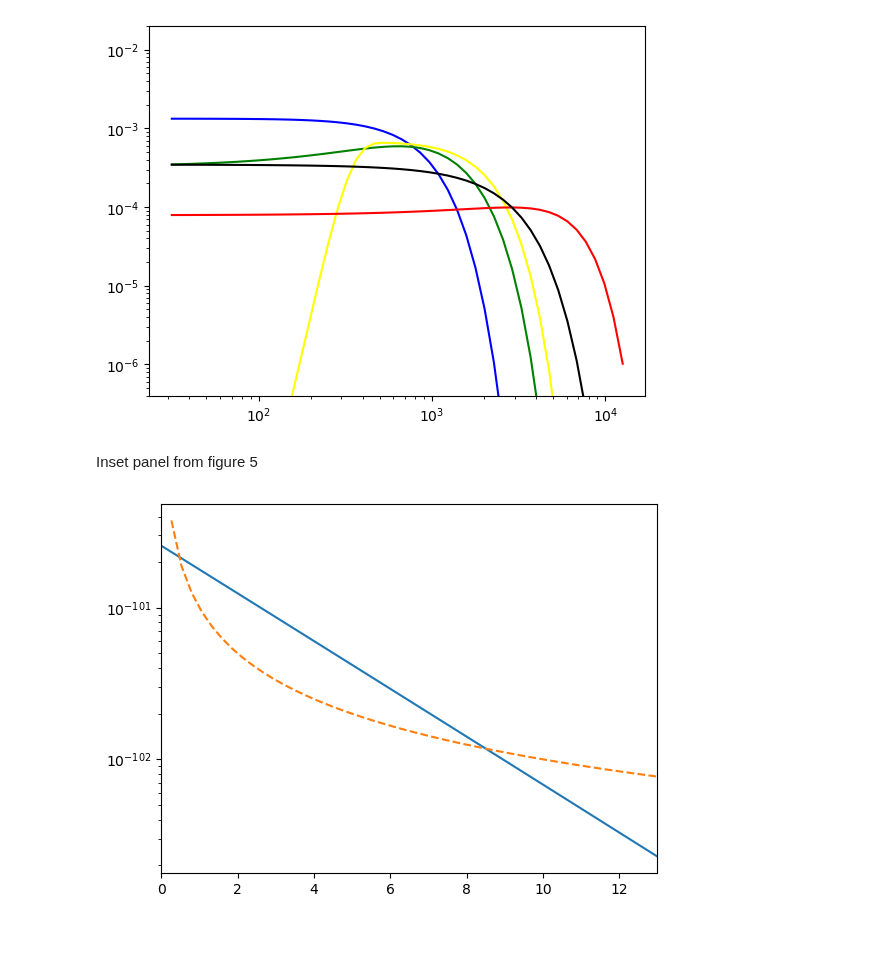
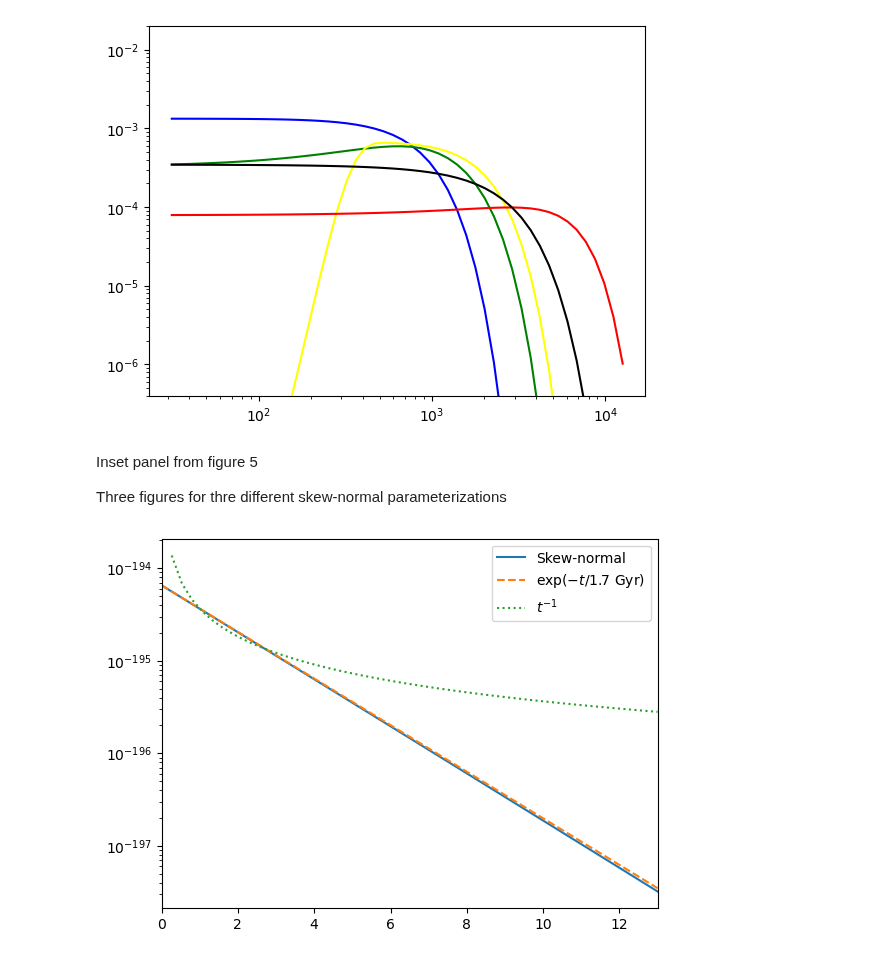
Before and after one commit to lodubay/galactic-dtd, a Jupyter notebook: notebooks/skew_normal_dtd.ipynb, the cells around one changed output. Saved outputs shown, nothing was run; the diff lists cells and outputs as text; code cells hidden in the pictures.

```diff
--- a/notebooks/skew_normal_dtd.ipynb
+++ b/notebooks/skew_normal_dtd.ipynb
@@ -57,7 +57,6 @@ class SkewNormal:
             The integral evaulated at time.
         """
         upper = self.shape * (time - self.loc) / self.scale
-        lower = self.shape * self.loc / self.scale
         # integrate with variable spacing
         # x is the variable of integration (represented above as t')
         x = -10
@@ -104,20 +104,33 @@ ax.set_ylim((4e-7, 2e-2))
 plt.show()
 # %% [output]
 [figure]
-# %% [markdown]
-Inset panel from figure 5
-# %%
-# Initialize plot
-fig, ax = plt.subplots()
-tarr = np.linspace(0, 13, num=50)
-
-sn = SkewNormal(loc=-1258, scale=59, shape=248)
-ax.plot(tarr, [sn(t) for t in tarr])
-ax.plot(tarr[1:], 1e-101*tarr[1:]**-1, ls='--')
-
-ax.set_yscale('log')
-ax.set_xlim((0, 13))
-# ax.set_ylim((4e-7, 2e-2))
-plt.show()
-# %% [output]
-[figure, removed]
+# %% [markdown]
+Inset panel from figure 5
+
+Three figures for thre different skew-normal parameterizations
+# %%
+# Initialize plot
+fig, ax = plt.subplots()
+tarr = np.linspace(0, 13, num=50)
+
+# Skew-normal
+sn = SkewNormal(loc=-1518, scale=51, shape=50)
+snarr = np.array([sn(t) for t in tarr])
+ax.plot(tarr, snarr, label='Skew-normal')
+
+# Exponential approximation
+timescale = np.mean([tarr[snarr > snarr[0] / m.e][-1],
+                     tarr[snarr < snarr[0] / m.e][0]])
+ax.plot(tarr, snarr[0] * np.exp(-tarr / timescale), ls='--',
+        label=r'$\exp(-t/%s$ Gyr$)$' % round(timescale, 1))
+
+# Power law for comparison
+ax.plot(tarr[1:], sn(1)*tarr[1:]**-1, ls=':', label=r'$t^{-1}$')
+
+ax.set_yscale('log')
+ax.set_xlim((0, 13))
+ax.legend()
+# ax.set_ylim((4e-7, 2e-2))
+plt.show()
+# %% [output]
+[figure, added]
```
Also changed, not shown: parts of 5 cells of this notebook, 4 other files.
